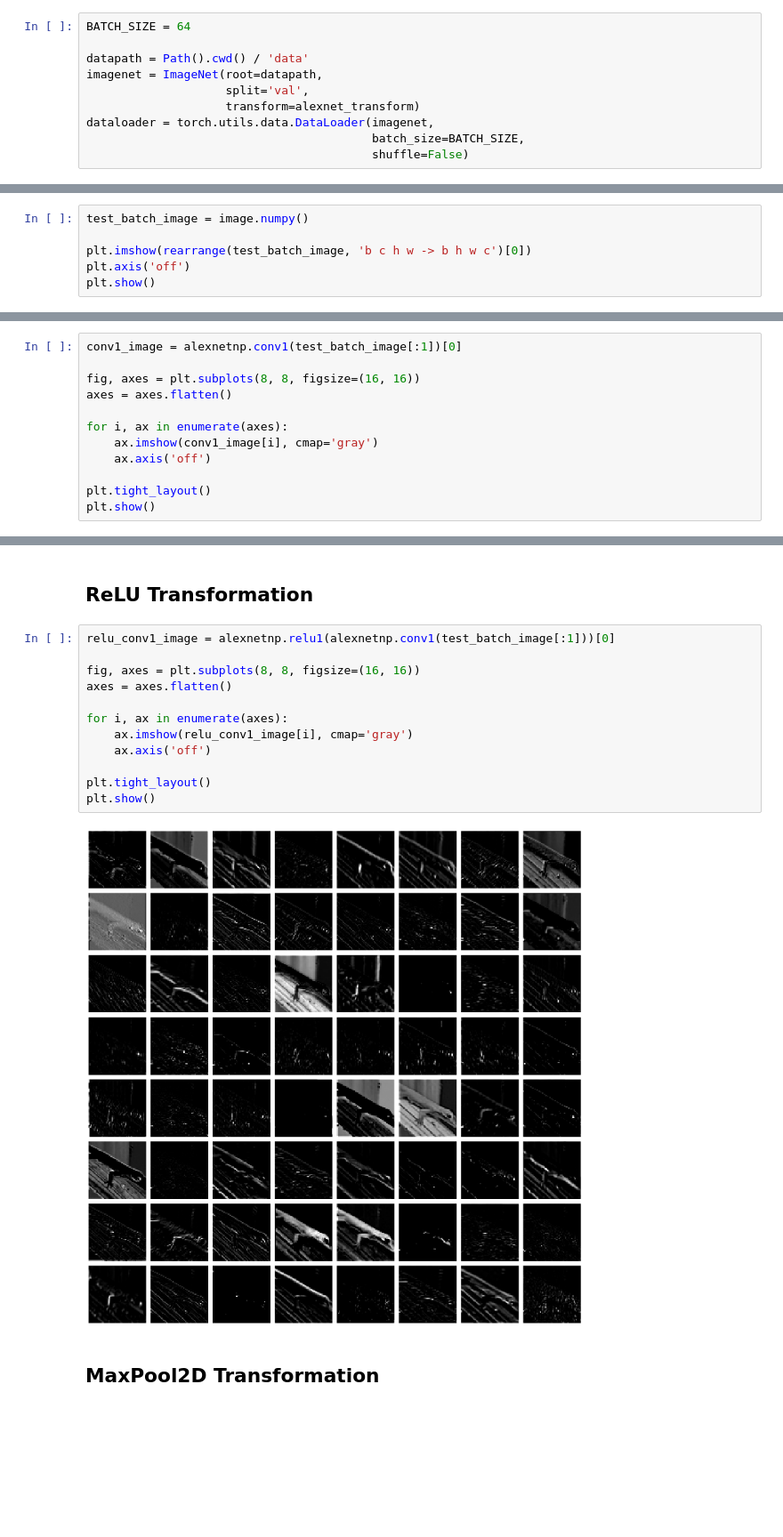
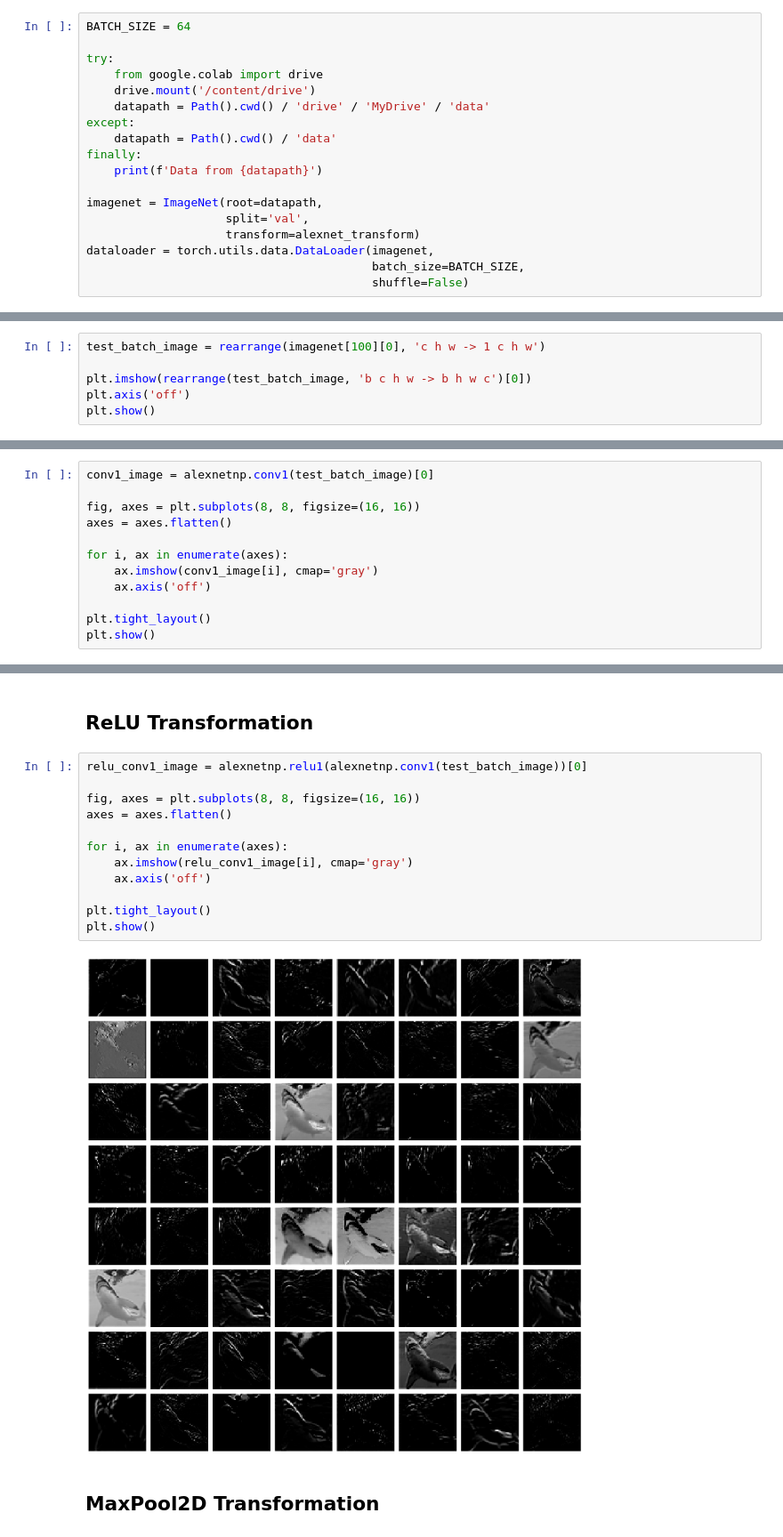
Before and after one commit to dbfranco07/ai231-machine-learning-operations, a Jupyter notebook: alexnet-numpy/alexnet-numpy-implementation.ipynb, the cells around one changed output, grey strips where cells are left out. Shown at 89% size. Cells and saved outputs as stored; diff of their text form; blank space fills up the shorter version.

```diff
--- a/alexnet-numpy/alexnet-numpy-implementation.ipynb
+++ b/alexnet-numpy/alexnet-numpy-implementation.ipynb
@@ -133,7 +133,15 @@ Layer 15 shape:
 # %%
 BATCH_SIZE = 64
 
-datapath = Path().cwd() / 'data'
+try:
+    from google.colab import drive
+    drive.mount('/content/drive')
+    datapath = Path().cwd() / 'drive' / 'MyDrive' / 'data'
+except:
+    datapath = Path().cwd() / 'data'
+finally:
+    print(f'Data from {datapath}')
+
 imagenet = ImageNet(root=datapath,
                     split='val',
                     transform=alexnet_transform)
@@ -736,7 +749,7 @@ plt.plot(accuracy_per_10)
 # %% [markdown]
 ## Image from DataLoader
 # %%
-test_batch_image = image.numpy()
+test_batch_image = rearrange(imagenet[100][0], 'c h w -> 1 c h w')
 
 plt.imshow(rearrange(test_batch_image, 'b c h w -> b h w c')[0])
 plt.axis('off')
@@ -747,7 +760,7 @@ Clipping input data to the valid range for imshow with RGB data ([0..1] for floa
 # %% [markdown]
 ## Conv2D Transformation
 # %%
-conv1_image = alexnetnp.conv1(test_batch_image[:1])[0]
+conv1_image = alexnetnp.conv1(test_batch_image)[0]
 
 fig, axes = plt.subplots(8, 8, figsize=(16, 16))
 axes = axes.flatten()
@@ -763,19 +776,19 @@ plt.show()
 # %% [markdown]
 ## ReLU Transformation
 # %%
-relu_conv1_image = alexnetnp.relu1(alexnetnp.conv1(test_batch_image[:1]))[0]
+relu_conv1_image = alexnetnp.relu1(alexnetnp.conv1(test_batch_image))[0]
 
 fig, axes = plt.subplots(8, 8, figsize=(16, 16))
 axes = axes.flatten()
 
 for i, ax in enumerate(axes):
     ax.imshow(relu_conv1_image[i], cmap='gray')
     ax.axis('off')
 
 plt.tight_layout()
 plt.show()
 # %% [output]
-[figure, old version]
+[figure, new version]
 # %% [markdown]
 ## MaxPool2D Transformation
 # %%
```
Also changed, not shown: parts of 10 cells of this notebook.
